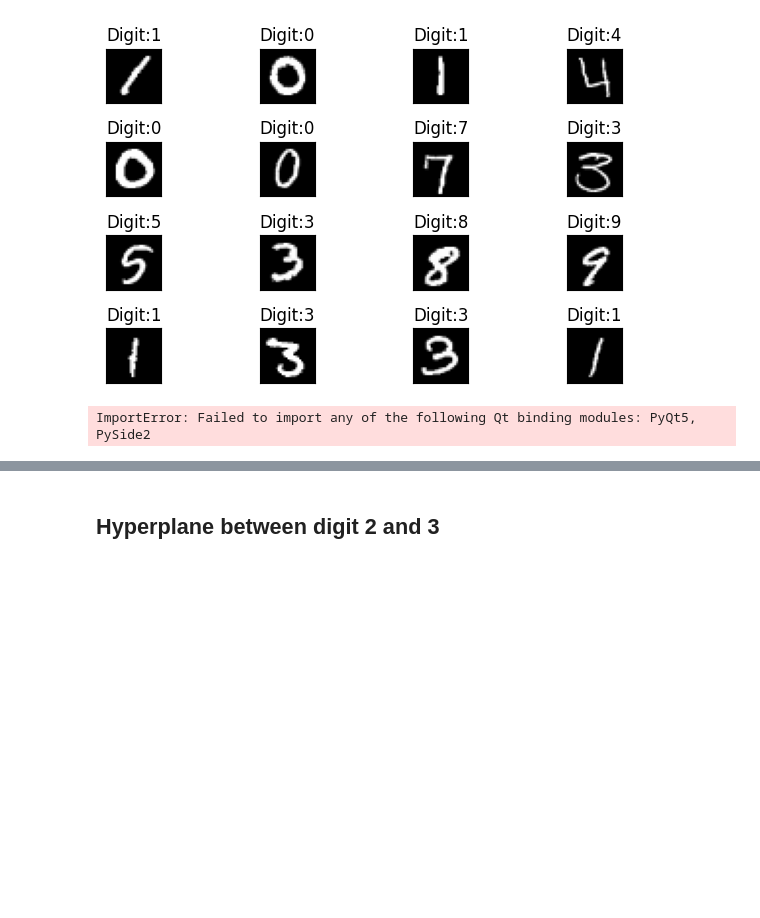
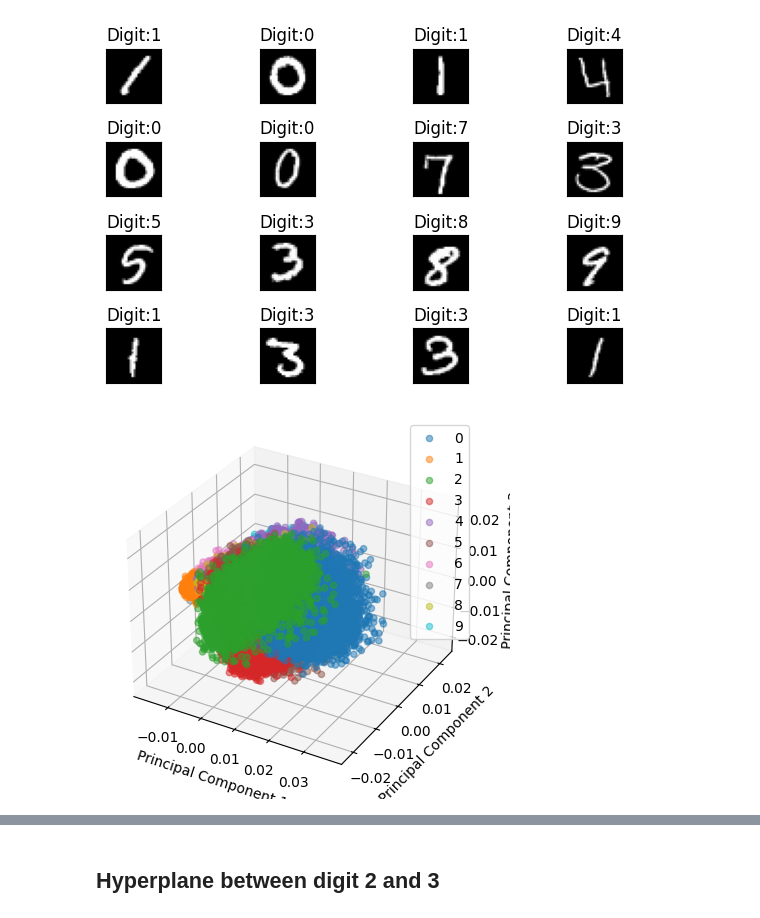
Before and after one commit to naoNao89/digitsSVM, a Jupyter notebook: SVM on Digits Recognization.ipynb, the cells around one changed output, grey strips where cells are left out. Cells and saved outputs as stored; diff of their text form; code cells hidden in the pictures; blank space fills up the shorter version.

```diff
--- a/SVM on Digits Recognization.ipynb
+++ b/SVM on Digits Recognization.ipynb
@@ -59,50 +68,40 @@ plot_digits(X_train, Y_train)
 # %% [output]
 [figure]
 # %%
-import numpy as np
-from sklearn.decomposition import PCA
-import matplotlib.pyplot as plt
-import matplotlib
-matplotlib.use('Qt5Agg')  # Set the backend to Qt5
-
-
 # Assuming X_train is a list of 25x25 pixel matrices and Y_train is the corresponding labels
 
 # Flatten the pixel matrices
 X_train_flattened = [image.flatten() for image in X_train]
 
 # Convert lists to numpy arrays
 X_train_flattened = np.array(X_train_flattened)
 Y_train = np.array(Y_train)
 
 # Normalize inputs
 X_train_flattened = X_train_flattened / 255.0
 
 # Perform PCA
 pca = PCA(n_components=3)  # Project to 3 dimensions for visualization
 X_train_pca = pca.fit_transform(X_train_flattened)
 
 # Plot the transformed data
 fig = plt.figure()
 ax = fig.add_subplot(111, projection='3d')
 for label in np.unique(Y_train):
     ax.scatter(X_train_pca[Y_train == label, 0],
                X_train_pca[Y_train == label, 1],
                X_train_pca[Y_train == label, 2],
                label=str(label),
                alpha=0.5)
 ax.set_xlabel('Principal Component 1')
 ax.set_ylabel('Principal Component 2')
 ax.set_zlabel('Principal Component 3')
 ax.legend()
 
-# Add interactive functionality
-ax.mouse_init()  # Allow mouse interaction
-
 # You can now interactively zoom in/out and rotate the plot using your mouse.
 plt.show()
 # %% [output]
-ImportError: Failed to import any of the following Qt binding modules: PyQt5, PySide2
+[figure, added]
 # %%
 import numpy as np
 from sklearn.decomposition import PCA
```
Also changed, not shown: parts of 2 cells of this notebook.
